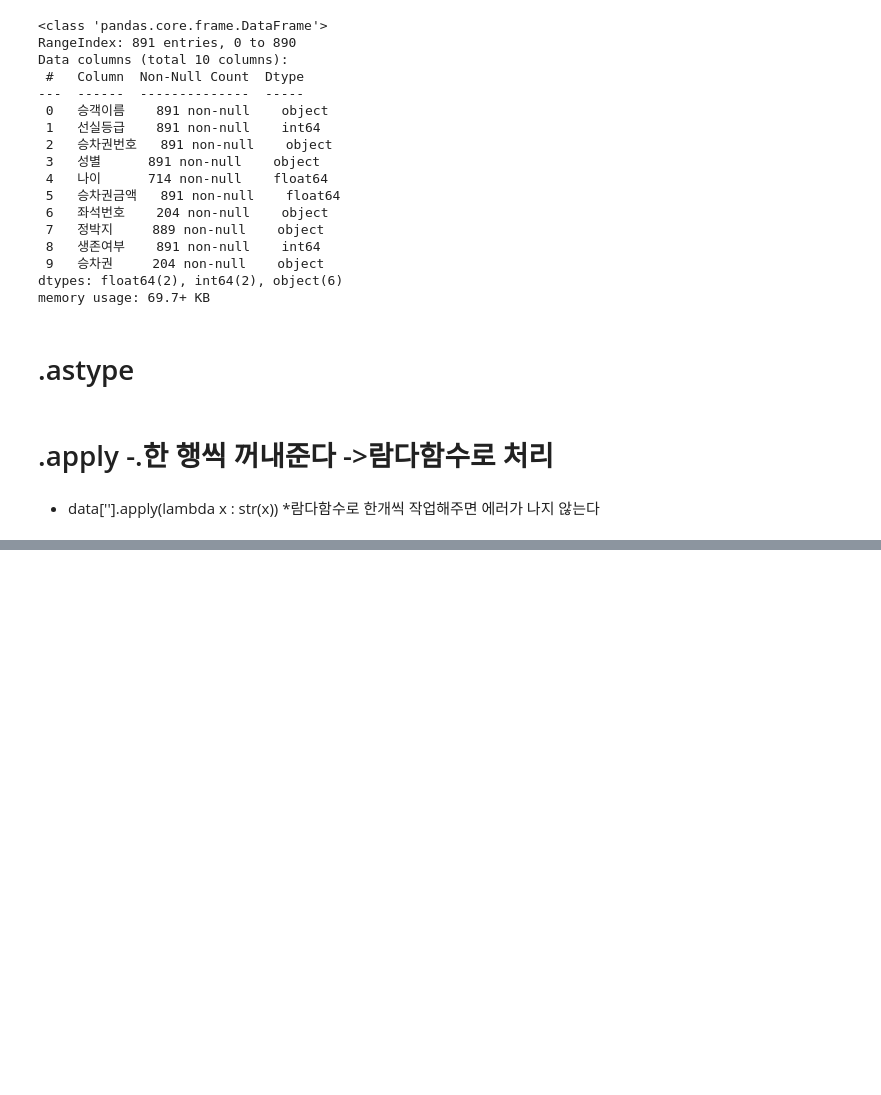
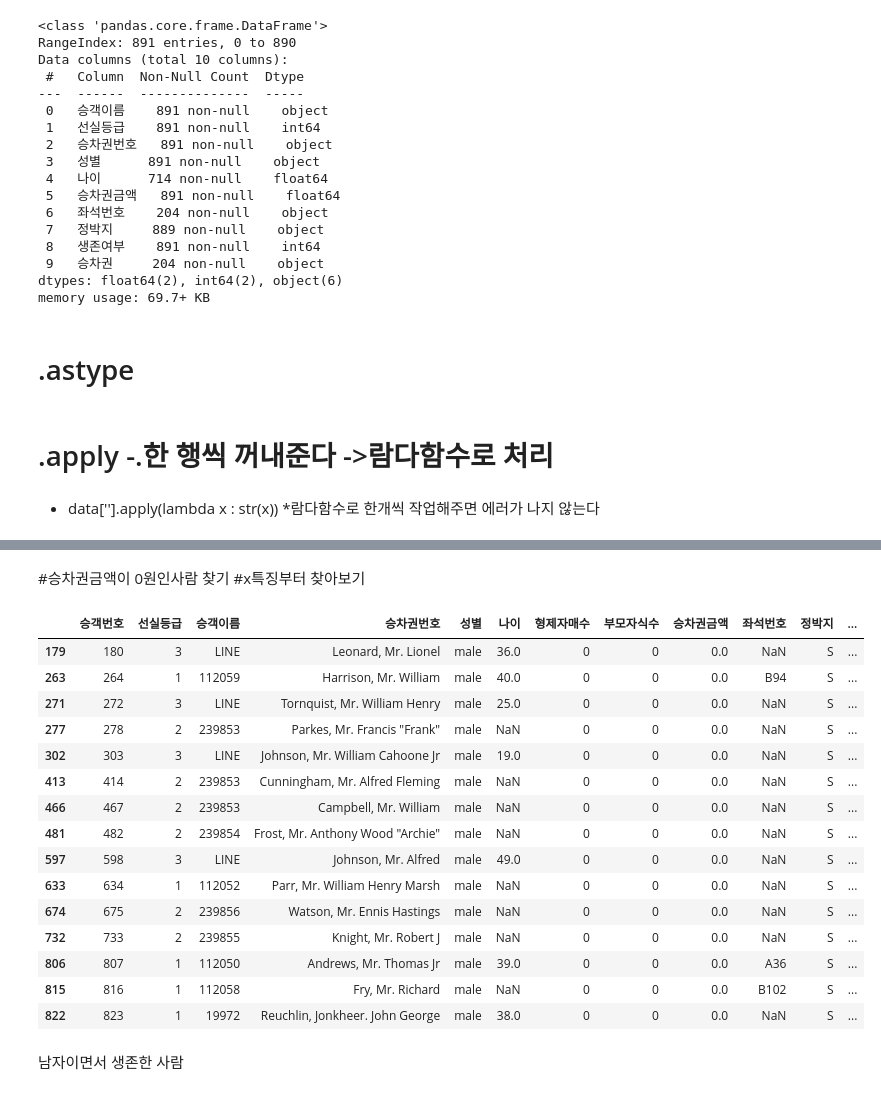
Before and after one commit to haezeong/fintech_service, a Jupyter notebook: 06_machine_learning/02_pandas_사용법.ipynb, the cells around one changed output, grey strips where cells are left out. Cells and saved outputs as stored; diff of their text form; code cells hidden in the pictures; blank space fills up the shorter version.

```diff
--- a/06_machine_learning/02_pandas_사용법.ipynb
+++ b/06_machine_learning/02_pandas_사용법.ipynb
@@ -1642,0 +1753,22 @@ memory usage: 69.7+ KB
+# %% [markdown]
+#승차권금액이 0원인사람 찾기
+#x특징부터 찾아보기
+# %%
+data[data['승차권금액']==0]
+# %% [output]
+|  | 승객번호 | 선실등급 | 승객이름 | 승차권번호 | 성별 | 나이 | 형제자매수 | 부모자식수 | 승차권금액 | 좌석번호 | 정박지 | ... |
+| 179 | 180 | 3 | LINE | Leonard, Mr. Lionel | male | 36.0 | 0 | 0 | 0.0 | NaN | S | ... |
+| 263 | 264 | 1 | 112059 | Harrison, Mr. William | male | 40.0 | 0 | 0 | 0.0 | B94 | S | ... |
+| 271 | 272 | 3 | LINE | Tornquist, Mr. William Henry | male | 25.0 | 0 | 0 | 0.0 | NaN | S | ... |
+| 277 | 278 | 2 | 239853 | Parkes, Mr. Francis "Frank" | male | NaN | 0 | 0 | 0.0 | NaN | S | ... |
+| 302 | 303 | 3 | LINE | Johnson, Mr. William Cahoone Jr | male | 19.0 | 0 | 0 | 0.0 | NaN | S | ... |
+| 413 | 414 | 2 | 239853 | Cunningham, Mr. Alfred Fleming | male | NaN | 0 | 0 | 0.0 | NaN | S | ... |
+| 466 | 467 | 2 | 239853 | Campbell, Mr. William | male | NaN | 0 | 0 | 0.0 | NaN | S | ... |
+| 481 | 482 | 2 | 239854 | Frost, Mr. Anthony Wood "Archie" | male | NaN | 0 | 0 | 0.0 | NaN | S | ... |
+| 597 | 598 | 3 | LINE | Johnson, Mr. Alfred | male | 49.0 | 0 | 0 | 0.0 | NaN | S | ... |
+| 633 | 634 | 1 | 112052 | Parr, Mr. William Henry Marsh | male | NaN | 0 | 0 | 0.0 | NaN | S | ... |
+| 674 | 675 | 2 | 239856 | Watson, Mr. Ennis Hastings | male | NaN | 0 | 0 | 0.0 | NaN | S | ... |
+| 732 | 733 | 2 | 239855 | Knight, Mr. Robert J | male | NaN | 0 | 0 | 0.0 | NaN | S | ... |
+| 806 | 807 | 1 | 112050 | Andrews, Mr. Thomas Jr | male | 39.0 | 0 | 0 | 0.0 | A36 | S | ... |
+| 815 | 816 | 1 | 112058 | Fry, Mr. Richard | male | NaN | 0 | 0 | 0.0 | B102 | S | ... |
+| 822 | 823 | 1 | 19972 | Reuchlin, Jonkheer. John George | male | 38.0 | 0 | 0 | 0.0 | NaN | S | ... |
@@ -1642,0 +1778,2 @@ memory usage: 69.7+ KB
+# %% [markdown]
+남자이면서 생존한 사람
```
Also changed, not shown: parts of 62 cells of this notebook, 1 other file.
